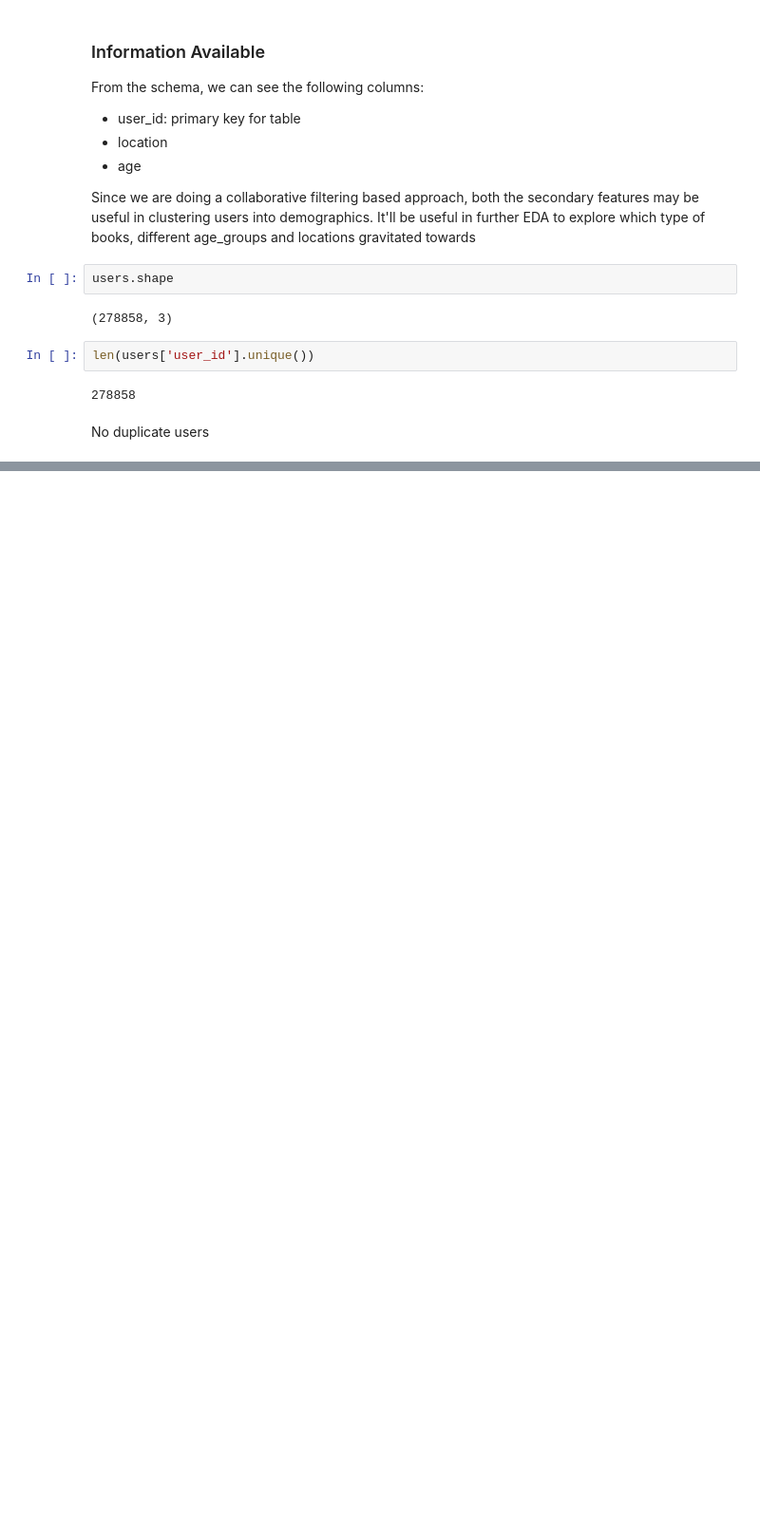
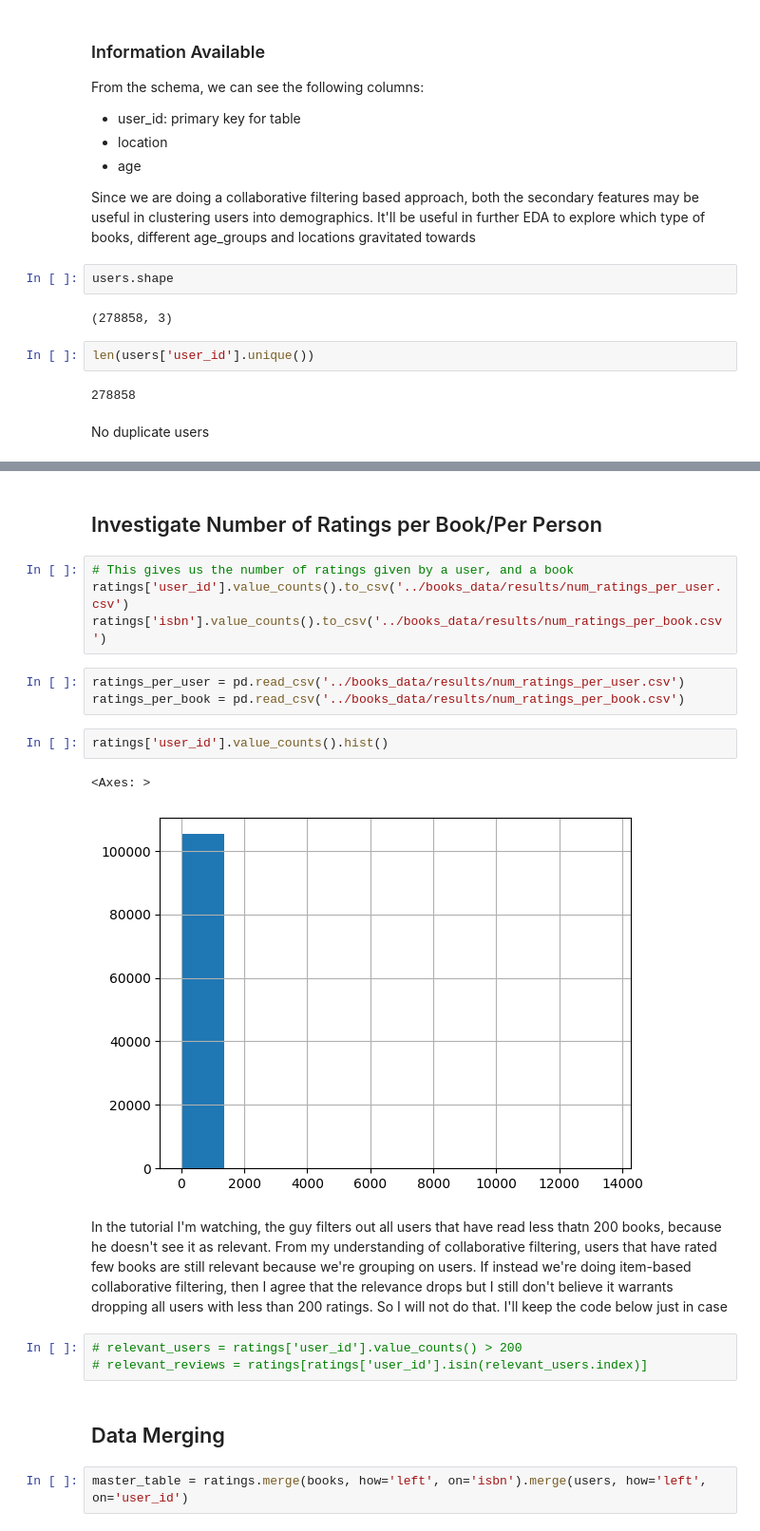
Before and after one commit to FreshPrinceofQueens/book_recommender, a Jupyter notebook: Src/Books_Recommender.ipynb, the cells around one changed output, grey strips where cells are left out. Shown at 95% size. Drawn from its saved outputs; the diff is of its cells as text; blank space fills up the shorter version.

```diff
--- a/Src/Books_Recommender.ipynb
+++ b/Src/Books_Recommender.ipynb
@@ -151,0 +226,23 @@ From the respective
+# %% [markdown]
+## Investigate Number of Ratings per Book/Per Person
+# %%
+# This gives us the number of ratings given by a user, and a book
+ratings['user_id'].value_counts().to_csv('../books_data/results/num_ratings_per_user.csv')
+ratings['isbn'].value_counts().to_csv('../books_data/results/num_ratings_per_book.csv')
+# %%
+ratings_per_user = pd.read_csv('../books_data/results/num_ratings_per_user.csv')
+ratings_per_book = pd.read_csv('../books_data/results/num_ratings_per_book.csv')
+# %%
+ratings['user_id'].value_counts().hist()
+# %% [output]
+<Axes: >
+[figure, added]
+# %% [markdown]
+In the tutorial I'm watching, the guy filters out all users that have read less thatn 200 books, because he doesn't see it as relevant. From my understanding of collaborative filtering, users that have rated few books are still relevant because we're grouping on users. If instead we're doing item-based collaborative filtering, then I agree that the relevance drops but I still don't believe it warrants dropping all users with less than 200 ratings. So I will not do that. I'll keep the code below just in case
+# %%
+# relevant_users = ratings['user_id'].value_counts() > 200
+# relevant_reviews = ratings[ratings['user_id'].isin(relevant_users.index)]
+# %% [markdown]
+## Data Merging
+# %%
+master_table = ratings.merge(books, how='left', on='isbn').merge(users, how='left', on='user_id')
```
Also changed, not shown: parts of 15 cells of this notebook.
